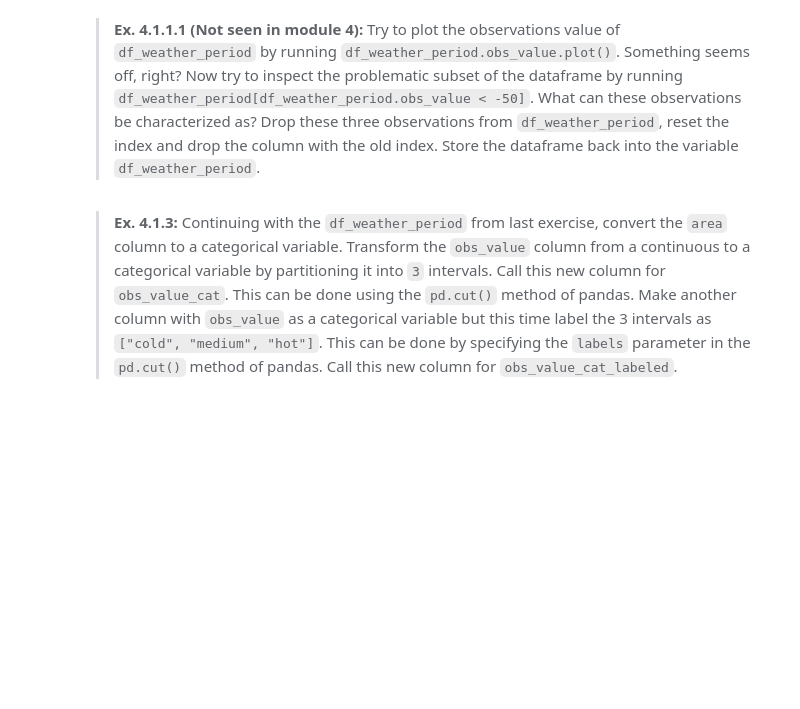
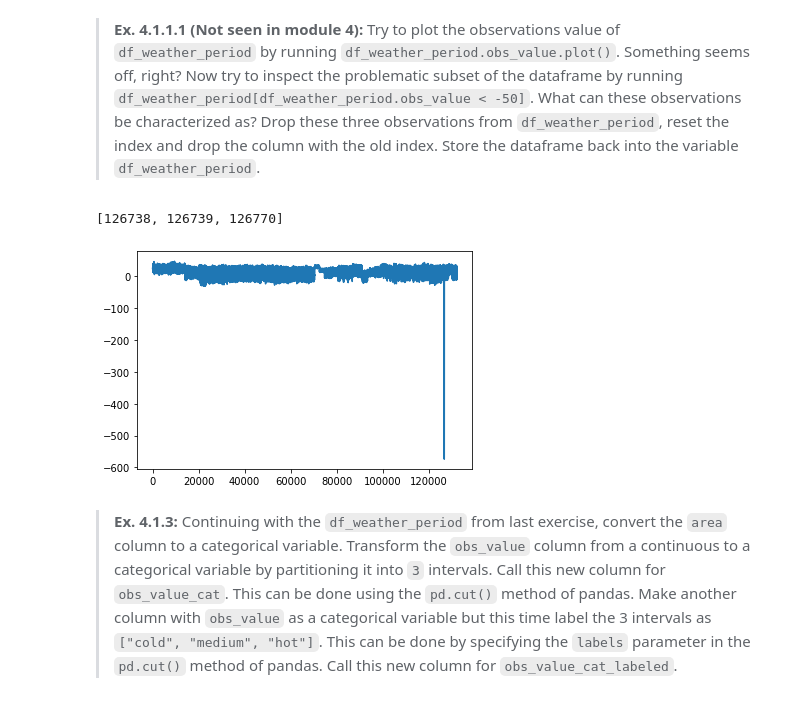
Before and after one commit to isds47/Isds47, a Jupyter notebook: assignment1/assignment_1.ipynb, the cells around one changed output. Cells and saved outputs as stored; diff of their text form; code cells hidden in the pictures; blank space fills up the shorter version.

```diff
--- a/assignment1/assignment_1.ipynb
+++ b/assignment1/assignment_1.ipynb
@@ -159,3 +178,42 @@ raise NotImplementedError()
+# %%
+# YOUR CODE HERE
+import pandas as pd
+
+def process_weather(dataframe):
+
+    '''
+    This functions loads the data for selected year and then structures and cleans it.
+    - Structuring includes removing unused columns, renaming and selecting only observations
+    of maximum temperature.
+    - Cleaning includes inserting missing decimal, sorting and resetting index.
+    '''
+
+    # loads the data
+    df_weather = dataframe
+
+    # structure and clean data using methods chaining
+    # note that the original columns now are strings when loading the csv file
+    # and not integers as when downloading the data
+    df_out = \
+        df_weather\
+            .rename(columns={'0': 'station', '1': 'datetime', '2': 'obs_type', '3': 'obs_value'})\
+            .query("obs_type == 'TMAX'")\
+            .assign(obs_value=lambda df: df['obs_value']/10)\
+            .sort_values(by=['station', 'datetime'])\
+            .reset_index(drop=True)\
+            .copy()
+
+    # area process
+    df_out['area'] = df_out['station'].str[0:2]
+
+    # datetime process
+    df_out['datetime_dt'] = pd.to_datetime(df_out['datetime'], format = '%Y%m%d')
+    df_out['month'] = df_out['datetime_dt'].dt.month
+    df_out['year'] = df_out['datetime_dt'].dt.year
+
+    return df_out
+weather_data = pd.read_csv('weather_data_1870-1875.csv')
+df_weather_period = process_weather(weather_data)
 # %%
 assert any(df_weather_period.station == process_weather(pd.read_csv('weather_data_1870-1875.csv')).station)
 assert any(df_weather_period.columns.values == ['station', 'datetime', 'obs_type', 'area',
@@ -166,4 +224,11 @@ assert round(df_weather_period.obs_value.mean()) == 14
 > **Ex. 4.1.1.1 (Not seen in module 4):** Try to plot the observations value of `df_weather_period` by running `df_weather_period.obs_value.plot()`. Something seems off, right? Now try to inspect the problematic subset of the dataframe by running `df_weather_period[df_weather_period.obs_value < -50]`. What can these observations be characterized as? Drop these three observations from `df_weather_period`, reset the index and drop the column with the old index. Store the dataframe back into the variable `df_weather_period`.
 # %%
 # YOUR CODE HERE
-raise NotImplementedError()
+df_weather_period.obs_value.plot()
+df_weather_period[df_weather_period.obs_value < -50]
+'''
+
+'''
+# %% [output]
+[126738, 126739, 126770]
+[figure, added]
```
Also changed, not shown: parts of 8 cells of this notebook, 2 other files.
